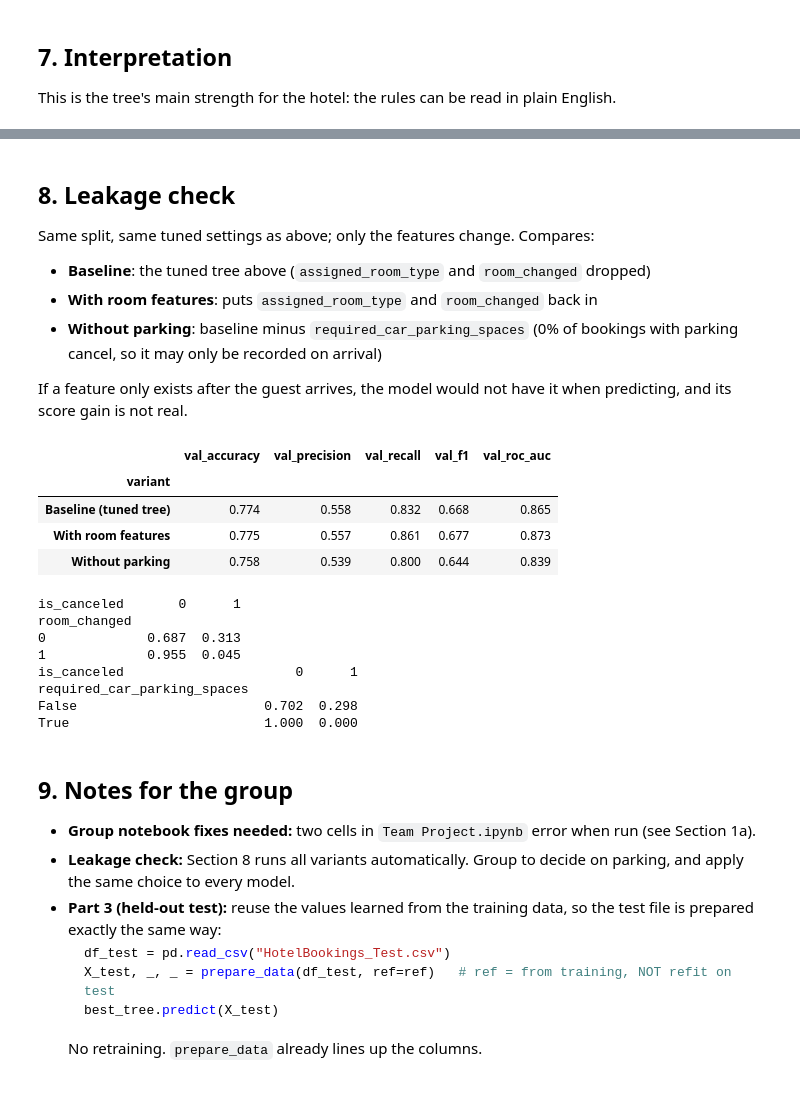
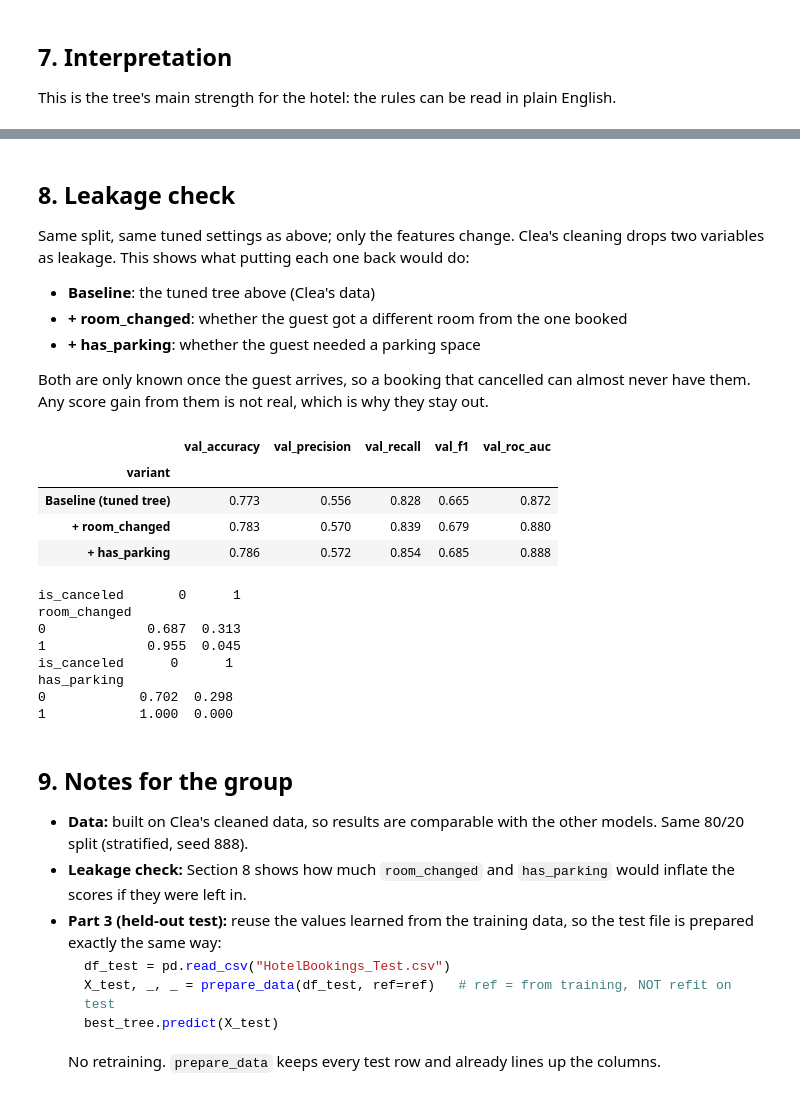
Before and after one commit to ErikS234/DSA312-Group-Project, a Jupyter notebook: Decision_Tree.ipynb, the cells around one changed output, grey strips where cells are left out. Drawn from its saved outputs; the diff is of its cells as text; code cells hidden in the pictures.

Commit message:
Rebuild decision tree on Clea's cleaned data

````diff
--- a/Decision_Tree.ipynb
+++ b/Decision_Tree.ipynb
@@ -344,65 +345,66 @@ plt.show()
 # %% [markdown]
 ## 8. Leakage check
 
-Same split, same tuned settings as above; only the features change. Compares:
-- **Baseline**: the tuned tree above (`assigned_room_type` and `room_changed` dropped)
-- **With room features**: puts `assigned_room_type` and `room_changed` back in
-- **Without parking**: baseline minus `required_car_parking_spaces` (0% of bookings with parking cancel, so it may only be recorded on arrival)
+Same split, same tuned settings as above; only the features change. Clea's cleaning drops two variables as leakage. This shows what putting each one back would do:
+- **Baseline**: the tuned tree above (Clea's data)
+- **+ room_changed**: whether the guest got a different room from the one booked
+- **+ has_parking**: whether the guest needed a parking space
 
-If a feature only exists after the guest arrives, the model would not have it when predicting, and its score gain is not real.
+Both are only known once the guest arrives, so a booking that cancelled can almost never have them. Any score gain from them is not real, which is why they stay out.
 # %%
 best_params = best_tree.get_params()
-X_leaky, _, _ = prepare_data(df_raw, drop_leaky=False)   # same rows and order as X
 
 variants = {
-    "Baseline (tuned tree)":  (X_train.columns, X),
-    "With room features":     (X_leaky.columns, X_leaky),
-    "Without parking":        (X_train.columns.drop("required_car_parking_spaces"), X),
+    "Baseline (tuned tree)": (),
+    "+ room_changed": ("room_changed",),
+    "+ has_parking": ("has_parking",),
 }
 
 rows = []
-for name, (cols, data) in variants.items():
-    Xtr, Xv = data.loc[X_train.index, cols], data.loc[X_val.index, cols]
+for name, cols in variants.items():
+    Xv_all, _, _ = prepare_data(df_raw, add_back=cols)          # same rows and order as X
+    Xtr, Xv = Xv_all.loc[X_train.index], Xv_all.loc[X_val.index]
     m = DecisionTreeClassifier(**best_params).fit(Xtr, y_train)
     pred, proba = m.predict(Xv), m.predict_proba(Xv)[:, 1]
     rows.append({"variant": name,
                  "val_accuracy": accuracy_score(y_val, pred),
                  "val_precision": precision_score(y_val, pred),
                  "val_recall": recall_score(y_val, pred),
                  "val_f1": f1_score(y_val, pred),
                  "val_roc_auc": roc_auc_score(y_val, proba)})
 
 leakage_df = pd.DataFrame(rows).set_index("variant").round(3)
 leakage_df.to_csv("leakage_check.csv")
 leakage_df
 # %% [output]
 |  | val_accuracy | val_precision | val_recall | val_f1 | val_roc_auc |
 | variant |  |  |  |  |  |
-| Baseline (tuned tree) | 0.774 | 0.558 | 0.832 | 0.668 | 0.865 |
-| With room features | 0.775 | 0.557 | 0.861 | 0.677 | 0.873 |
-| Without parking | 0.758 | 0.539 | 0.800 | 0.644 | 0.839 |
+| Baseline (tuned tree) | 0.773 | 0.556 | 0.828 | 0.665 | 0.872 |
+| + room_changed | 0.783 | 0.570 | 0.839 | 0.679 | 0.880 |
+| + has_parking | 0.786 | 0.572 | 0.854 | 0.685 | 0.888 |
 # %%
-# Cancellation rates behind the two suspect features
-print(pd.crosstab(X_leaky['room_changed'], y, normalize='index').round(3))
-print(pd.crosstab(X['required_car_parking_spaces'] > 0, y, normalize='index').round(3))
+# Cancellation rates behind the two leakage variables
+_, leaky, _ = clea_clean(df_raw)
+print(pd.crosstab(leaky["room_changed"], y, normalize="index").round(3))
+print(pd.crosstab(leaky["has_parking"], y, normalize="index").round(3))
 # %% [output]
 is_canceled       0      1
 room_changed
 0             0.687  0.313
 1             0.955  0.045
-is_canceled                      0      1
-required_car_parking_spaces
-False                        0.702  0.298
-True                         1.000  0.000
+is_canceled      0      1
+has_parking
+0            0.702  0.298
+1            1.000  0.000
 # %% [markdown]
 ## 9. Notes for the group
 
-- **Group notebook fixes needed:** two cells in `Team Project.ipynb` error when run (see Section 1a).
-- **Leakage check:** Section 8 runs all variants automatically. Group to decide on parking, and apply the same choice to every model.
+- **Data:** built on Clea's cleaned data, so results are comparable with the other models. Same 80/20 split (stratified, seed 888).
+- **Leakage check:** Section 8 shows how much `room_changed` and `has_parking` would inflate the scores if they were left in.
 - **Part 3 (held-out test):** reuse the values learned from the training data, so the test file is prepared exactly the same way:
   ```python
   df_test = pd.read_csv("HotelBookings_Test.csv")
   X_test, _, _ = prepare_data(df_test, ref=ref)   # ref = from training, NOT refit on test
   best_tree.predict(X_test)
   ```
-  No retraining. `prepare_data` already lines up the columns.
+  No retraining. `prepare_data` keeps every test row and already lines up the columns.
````
Also changed, not shown: parts of 11 cells of this notebook, 7 other files.
